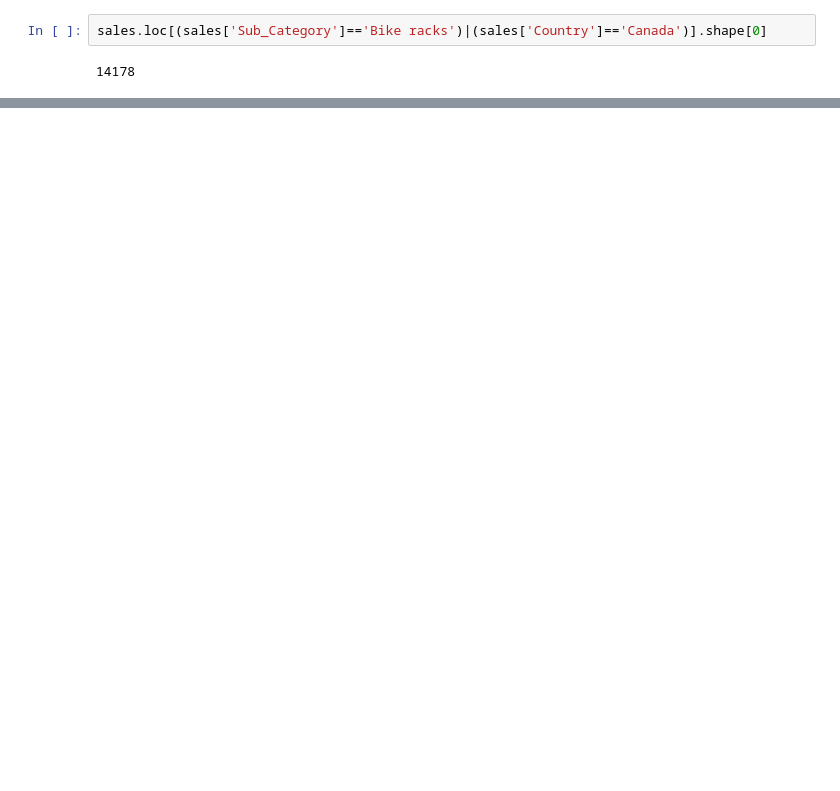
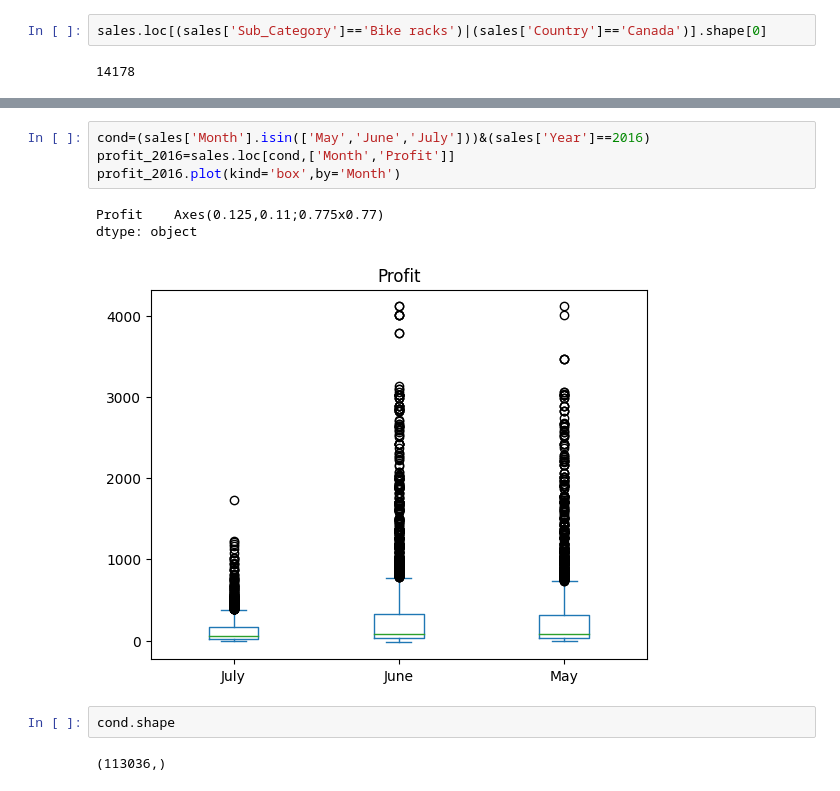
Before and after one commit to roldugina/data_analysis_projects, a Jupyter notebook: FreeCodeCamp_lessons.ipynb, the cells around one changed output, grey strips where cells are left out. Cells and saved outputs as stored; diff of their text form; blank space fills up the shorter version.

```diff
--- a/FreeCodeCamp_lessons.ipynb
+++ b/FreeCodeCamp_lessons.ipynb
@@ -549,0 +715,12 @@ sales.loc[(sales['Sub_Category']=='Bike racks')|(sales['Country']=='Canada')].sh
+# %%
+cond=(sales['Month'].isin(['May','June','July']))&(sales['Year']==2016)
+profit_2016=sales.loc[cond,['Month','Profit']]
+profit_2016.plot(kind='box',by='Month')
+# %% [output]
+Profit    Axes(0.125,0.11;0.775x0.77)
+dtype: object
+[figure, added]
+# %%
+cond.shape
+# %% [output]
+(113036,)
```
Also changed, not shown: parts of 35 cells of this notebook.
